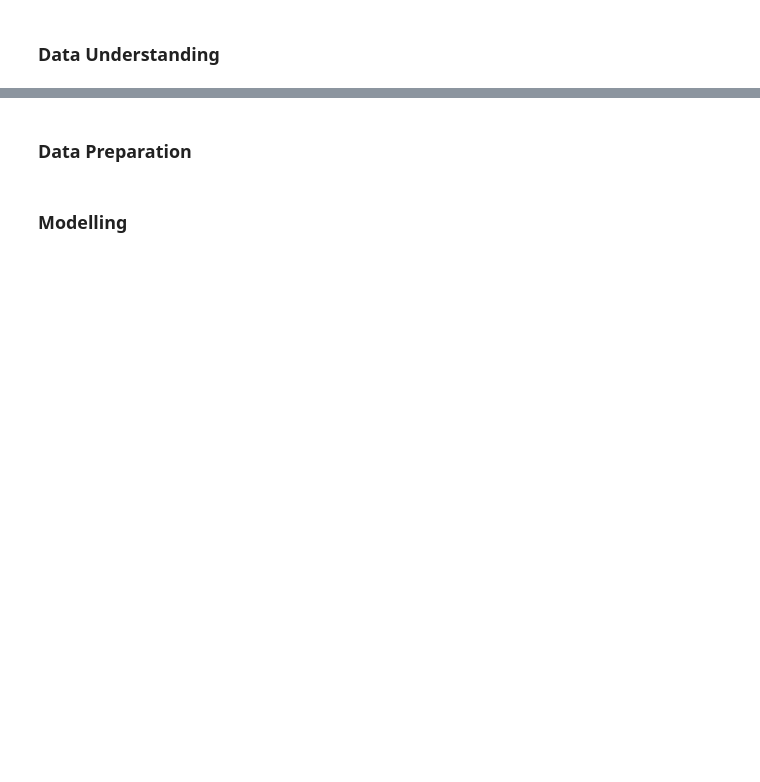
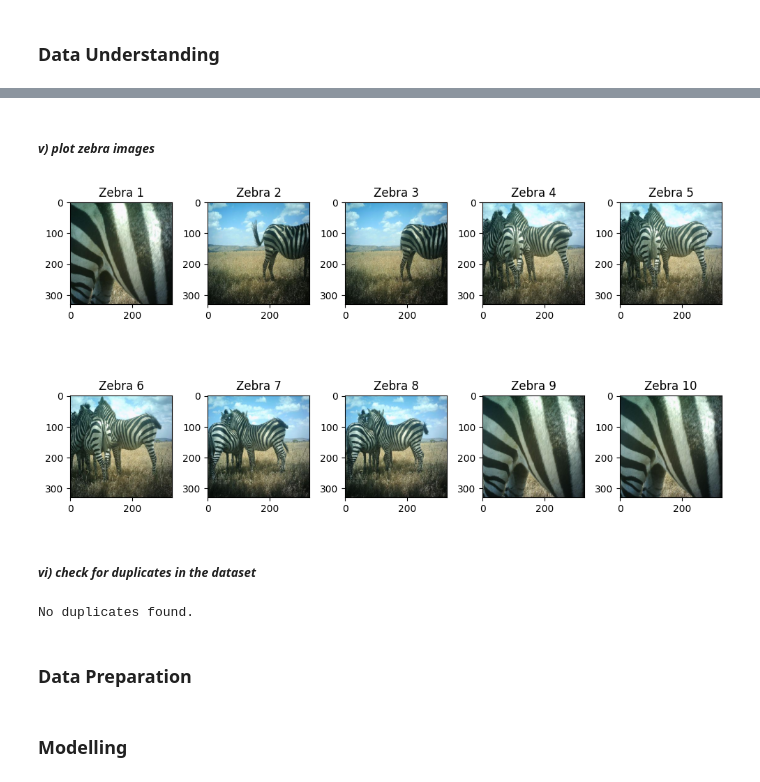
Before and after one commit to eugenekuloba/animal-classification, a Jupyter notebook: index.ipynb, the cells around one changed output, grey strips where cells are left out. Cells and saved outputs as stored; diff of their text form; code cells hidden in the pictures; blank space fills up the shorter version.

```diff
--- a/index.ipynb
+++ b/index.ipynb
@@ -19,3 +101,67 @@ To enable the following instructions: AVX2 FMA, in other operations, rebuild Ten
+# %% [markdown]
+##### *v) plot zebra images*
+# %%
+# plot the zebra images
+# Create a subplot for each image
+plt.figure(figsize=(10, 6))  # Adjust the figure size if needed
+
+# Plot the first 10 images
+for i in range(1, 11):  # Start from 1 to match subplot numbering
+    plt.subplot(2, 5, i)  # 2 rows, 5 columns, i-th subplot
+    # Define filename
+    filename = os.path.join(folder, 'zebra.' + str(i) + '.jpg')
+    # Load image pixels
+    image = imread(filename)
+    # Plot raw pixel data
+    plt.imshow(image)
+    plt.title('Zebra ' + str(i))  # Add a title
+
+# Adjust layout for better spacing
+plt.tight_layout()
+
+# Show the figure
+plt.show()
+# %% [output]
+[figure, added]
+# %% [markdown]
+##### *vi) check for duplicates in the dataset*
+# %%
+# check for duplicates in the dataset
+# define calculate hash
+def calculate_hash(image_path, block_size=65536):
+    hasher = hashlib.md5()
+    with open(image_path, 'rb') as f:
+        for chunk in iter(lambda: f.read(block_size), b''):
+            hasher.update(chunk)
+    return hasher.hexdigest()
+
+# define find_duplicates
+def find_duplicates(folder):
+    image_hashes = {}
+    duplicates = []
+
+    for file in os.listdir(folder):
+        if file.lower().endswith(('.jpg', '.jpeg', '.png')):
+            image_path = os.path.join(folder, file)
+            image_hash = calculate_hash(image_path)
+            if image_hash in image_hashes:
+                duplicates.append((file, image_hashes[image_hash]))
+            else:
+                image_hashes[image_hash] = file
+
+    return duplicates
+
+# get the number of duplicates
+duplicates = find_duplicates(folder)
+
+if duplicates:
+    print("Duplicate images:")
+    for duplicate_pair in duplicates:
+        print(f"   {duplicate_pair[0]} is a duplicate of {duplicate_pair[1]}")
+else:
+    print("No duplicates found.")
+# %% [output]
+No duplicates found.
 # %% [markdown]
 ### **Data Preparation**
 # %% [markdown]
```
Also changed, not shown: parts of 11 cells of this notebook, 1 other file.
